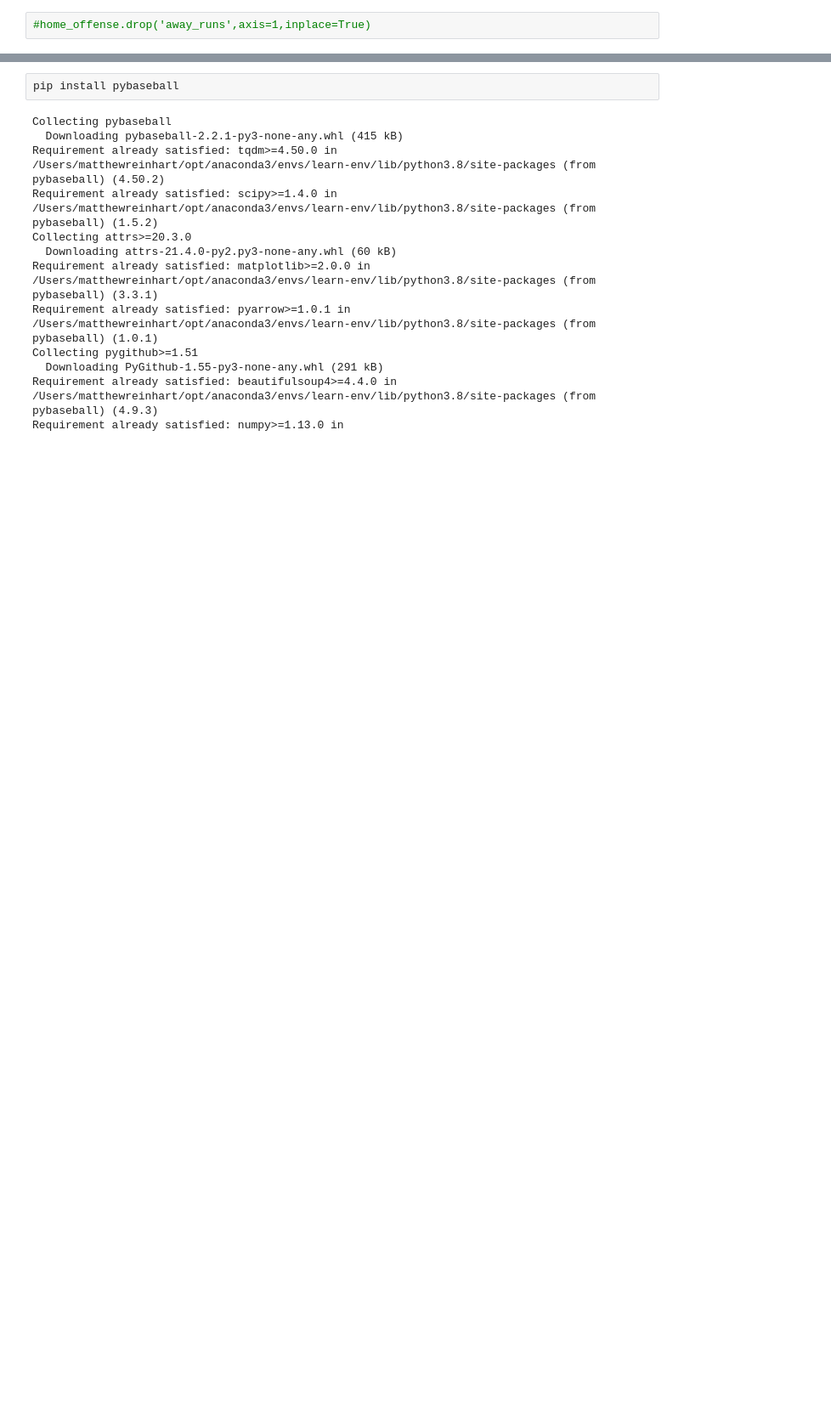
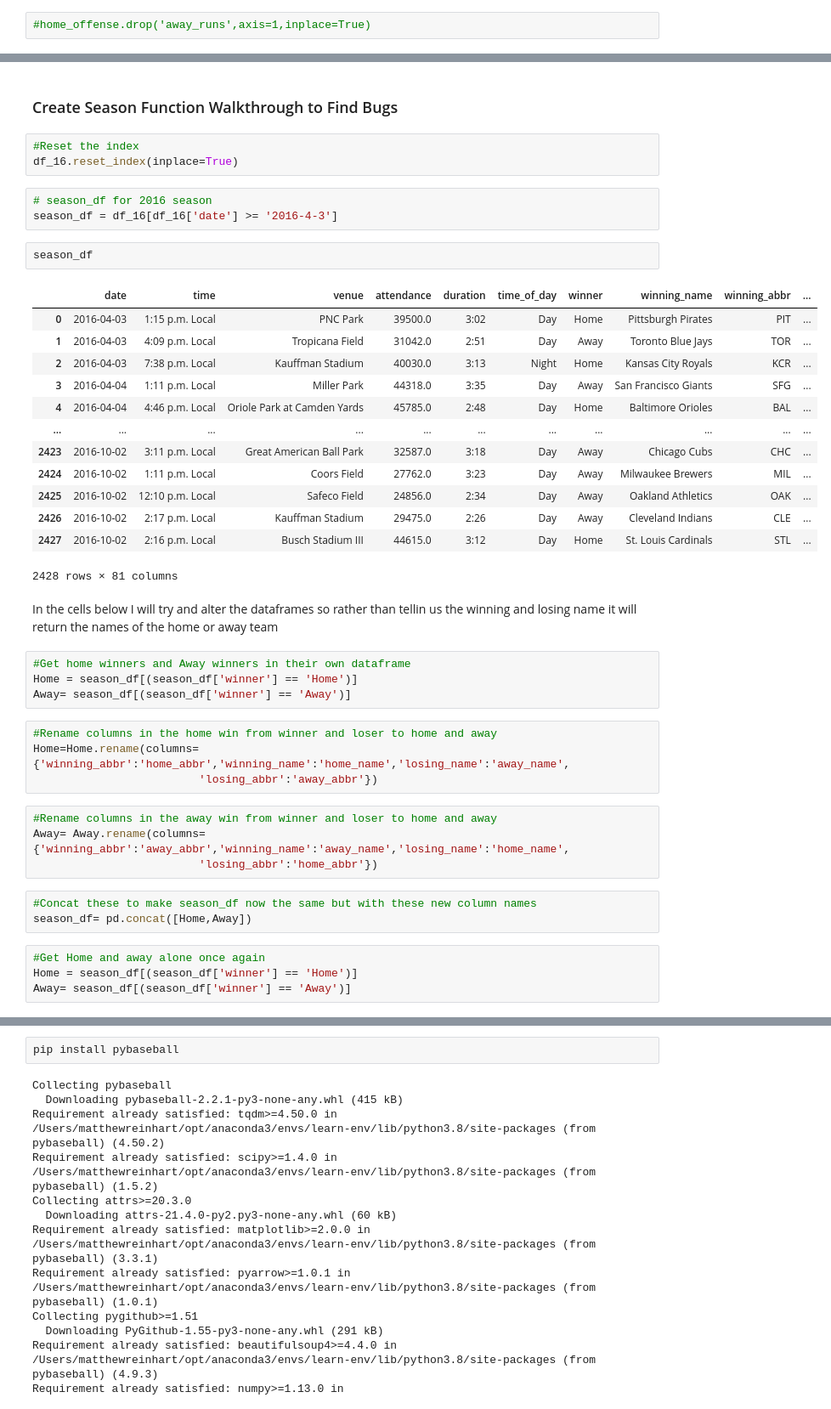
Before and after one commit to MatthewR1021/MLB_Classification, a Jupyter notebook: MLB_research.ipynb, the cells around one changed output, grey strips where cells are left out. Shown: that part at 85% size. Saved outputs shown, nothing was run; the diff lists cells and outputs as text; blank space fills up the shorter version.

```diff
--- a/MLB_research.ipynb
+++ b/MLB_research.ipynb
@@ -380,0 +419,45 @@ def team_regular_season(team_abbr, df = df, average=True):
+# %% [markdown]
+###  Create Season Function Walkthrough to Find Bugs
+# %%
+#Reset the index
+df_16.reset_index(inplace=True)
+# %%
+# season_df for 2016 season
+season_df = df_16[df_16['date'] >= '2016-4-3']
+# %%
+season_df
+# %% [output]
+|  | date | time | venue | attendance | duration | time_of_day | winner | winning_name | winning_abbr | ... |
+| 0 | 2016-04-03 | 1:15 p.m. Local | PNC Park | 39500.0 | 3:02 | Day | Home | Pittsburgh Pirates | PIT | ... |
+| 1 | 2016-04-03 | 4:09 p.m. Local | Tropicana Field | 31042.0 | 2:51 | Day | Away | Toronto Blue Jays | TOR | ... |
+| 2 | 2016-04-03 | 7:38 p.m. Local | Kauffman Stadium | 40030.0 | 3:13 | Night | Home | Kansas City Royals | KCR | ... |
+| 3 | 2016-04-04 | 1:11 p.m. Local | Miller Park | 44318.0 | 3:35 | Day | Away | San Francisco Giants | SFG | ... |
+| 4 | 2016-04-04 | 4:46 p.m. Local | Oriole Park at Camden Yards | 45785.0 | 2:48 | Day | Home | Baltimore Orioles | BAL | ... |
+| ... | ... | ... | ... | ... | ... | ... | ... | ... | ... | ... |
+| 2423 | 2016-10-02 | 3:11 p.m. Local | Great American Ball Park | 32587.0 | 3:18 | Day | Away | Chicago Cubs | CHC | ... |
+| 2424 | 2016-10-02 | 1:11 p.m. Local | Coors Field | 27762.0 | 3:23 | Day | Away | Milwaukee Brewers | MIL | ... |
+| 2425 | 2016-10-02 | 12:10 p.m. Local | Safeco Field | 24856.0 | 2:34 | Day | Away | Oakland Athletics | OAK | ... |
+| 2426 | 2016-10-02 | 2:17 p.m. Local | Kauffman Stadium | 29475.0 | 2:26 | Day | Away | Cleveland Indians | CLE | ... |
+| 2427 | 2016-10-02 | 2:16 p.m. Local | Busch Stadium III | 44615.0 | 3:12 | Day | Home | St. Louis Cardinals | STL | ... |
+2428 rows × 81 columns
+# %% [markdown]
+In the cells below I will try and alter the dataframes so rather than tellin us the winning and losing name it will return the names of the home or away team
+# %%
+#Get home winners and Away winners in their own dataframe
+Home = season_df[(season_df['winner'] == 'Home')]
+Away= season_df[(season_df['winner'] == 'Away')]
+# %%
+#Rename columns in the home win from winner and loser to home and away
+Home=Home.rename(columns={'winning_abbr':'home_abbr','winning_name':'home_name','losing_name':'away_name',
+                         'losing_abbr':'away_abbr'})
+# %%
+#Rename columns in the away win from winner and loser to home and away
+Away= Away.rename(columns={'winning_abbr':'away_abbr','winning_name':'away_name','losing_name':'home_name',
+                         'losing_abbr':'home_abbr'})
+# %%
+#Concat these to make season_df now the same but with these new column names
+season_df= pd.concat([Home,Away])
+# %%
+#Get Home and away alone once again
+Home = season_df[(season_df['winner'] == 'Home')]
+Away= season_df[(season_df['winner'] == 'Away')]
```
Also changed, not shown: parts of 83 cells of this notebook.
